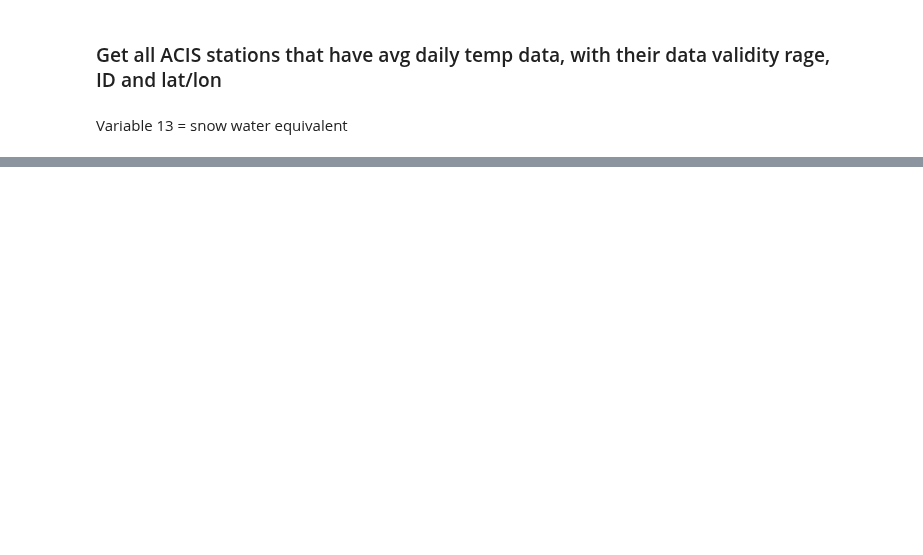
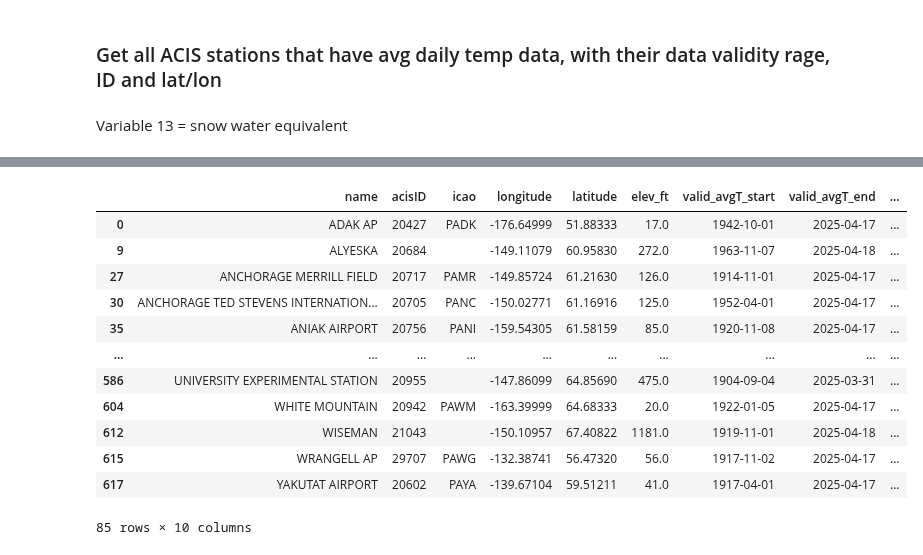
Before and after one commit to chryss/riverice, a Jupyter notebook: JupyterNotebooks/ACIS_API_explore.ipynb, the cells around one changed output, grey strips where cells are left out. Drawn from its saved outputs; the diff is of its cells as text; code cells hidden in the pictures; blank space fills up the shorter version.

```diff
--- a/JupyterNotebooks/ACIS_API_explore.ipynb
+++ b/JupyterNotebooks/ACIS_API_explore.ipynb
@@ -72,8 +125,22 @@ stationDF
 stationDF.to_csv(outdir / "ACIS_stations_AK_cleaned.csv")
 # %%
 selectedstationsDF = stationDF[
-    (stationDF.valid_avgT_start < '1980-01-01') & (stationDF.valid_avgT_end > '2023-02-01')]
+    (stationDF.valid_avgT_start < '1980-01-01') & (stationDF.valid_avgT_end > '2025-01-01')]
 selectedstationsDF
+# %% [output]
+|  | name | acisID | icao | longitude | latitude | elev_ft | valid_avgT_start | valid_avgT_end | ... |
+| 0 | ADAK AP | 20427 | PADK | -176.64999 | 51.88333 | 17.0 | 1942-10-01 | 2025-04-17 | ... |
+| 9 | ALYESKA | 20684 |  | -149.11079 | 60.95830 | 272.0 | 1963-11-07 | 2025-04-18 | ... |
+| 27 | ANCHORAGE MERRILL FIELD | 20717 | PAMR | -149.85724 | 61.21630 | 126.0 | 1914-11-01 | 2025-04-17 | ... |
+| 30 | ANCHORAGE TED STEVENS INTERNATION... | 20705 | PANC | -150.02771 | 61.16916 | 125.0 | 1952-04-01 | 2025-04-17 | ... |
+| 35 | ANIAK AIRPORT | 20756 | PANI | -159.54305 | 61.58159 | 85.0 | 1920-11-08 | 2025-04-17 | ... |
+| ... | ... | ... | ... | ... | ... | ... | ... | ... | ... |
+| 586 | UNIVERSITY EXPERIMENTAL STATION | 20955 |  | -147.86099 | 64.85690 | 475.0 | 1904-09-04 | 2025-03-31 | ... |
+| 604 | WHITE MOUNTAIN | 20942 | PAWM | -163.39999 | 64.68333 | 20.0 | 1922-01-05 | 2025-04-17 | ... |
+| 612 | WISEMAN | 21043 |  | -150.10957 | 67.40822 | 1181.0 | 1919-11-01 | 2025-04-18 | ... |
+| 615 | WRANGELL AP | 29707 | PAWG | -132.38741 | 56.47320 | 56.0 | 1917-11-02 | 2025-04-17 | ... |
+| 617 | YAKUTAT AIRPORT | 20602 | PAYA | -139.67104 | 59.51211 | 41.0 | 1917-04-01 | 2025-04-17 | ... |
+85 rows × 10 columns
 # %%
 selectedstationsDF.to_csv(outdir / "ACIS_stations_AK_recentTemps.csv")
 # %%
```
Also changed, not shown: parts of 9 cells of this notebook, 9 other files.
